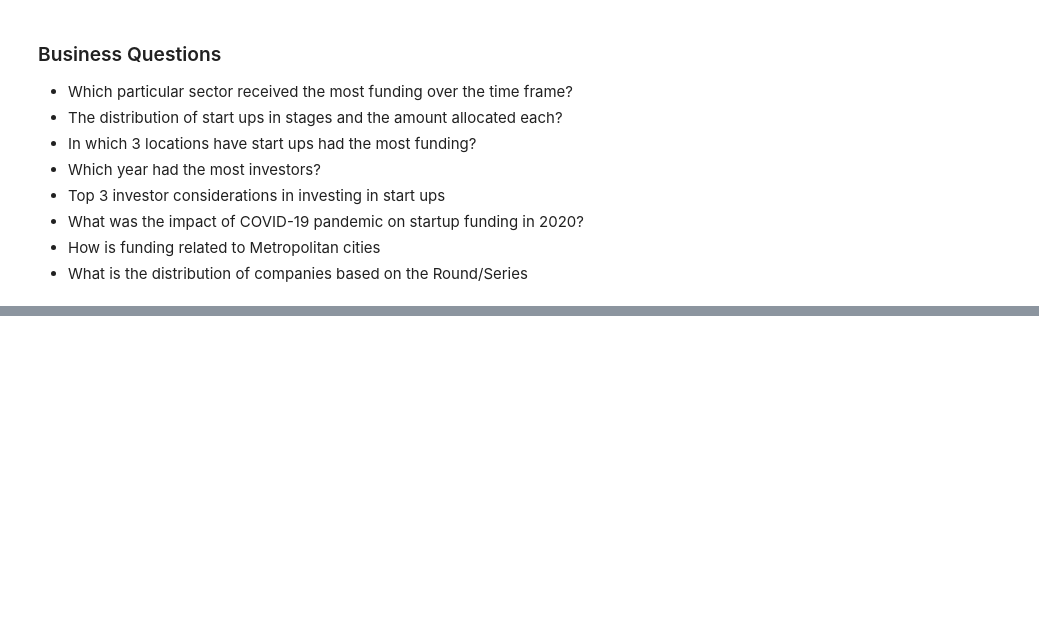
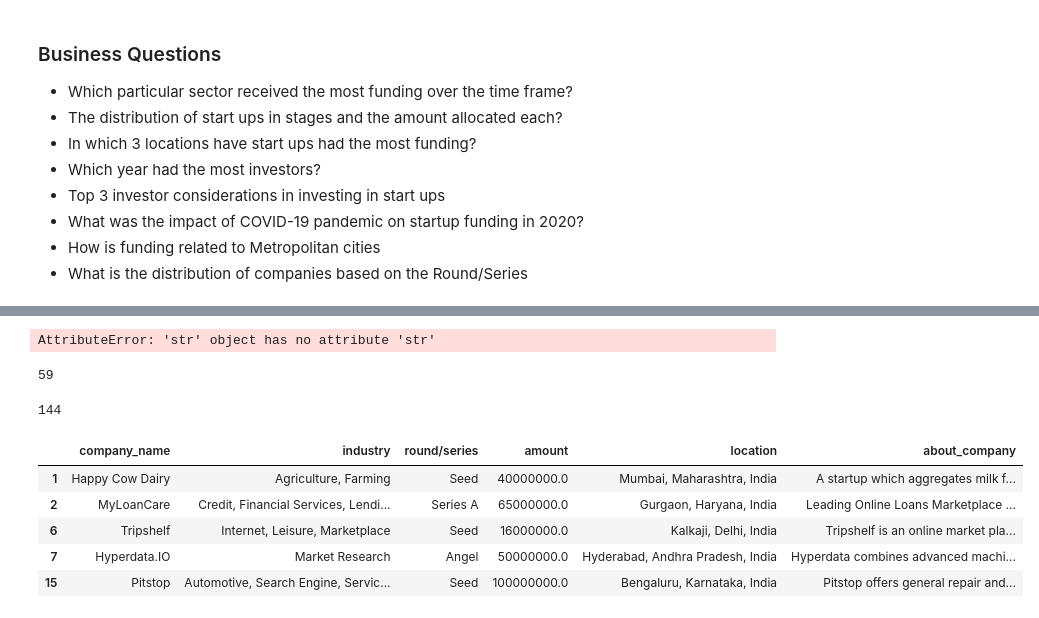
Before and after one commit to adubrightkwartengsnr/India_Startup_Analysis_2018-2021, a Jupyter notebook: start_up_analysis.ipynb, the cells around one changed output, grey strips where cells are left out. Saved outputs shown, nothing was run; the diff lists cells and outputs as text; code cells hidden in the pictures; blank space fills up the shorter version.

```diff
--- a/start_up_analysis.ipynb
+++ b/start_up_analysis.ipynb
@@ -244,0 +406,40 @@ array([nan, 'Ecommerce', 'Edtech', 'Interior design', 'AgriTech',
+# %%
+# apply cleaned_data function on dataframe
+df_2018 = clean_data(df_2018,"amount")
+# %% [output]
+AttributeError: 'str' object has no attribute 'str'
+# %%
+# check for the currency with the dollar symbol
+starts_with_dollar = df_2018["amount"].str.startswith("$")
+dollar_data = df_2018[starts_with_dollar]
+
+# count the currencies with dollar infront
+len(dollar_data)
+# %% [output]
+59
+# %%
+# check for the currency with the Rupee symbol
+starts_with_rupee = df_2018["amount"].str.startswith("₹")
+rupee_data = df_2018[starts_with_rupee]
+
+# count the currencies with dollar infront
+len(rupee_data)
+# %% [output]
+144
+# %%
+# strip off currency symbols from the dataset
+rupee_data["amount"] = rupee_data["amount"].str.replace("₹","")
+
+# remove all commas from the column
+rupee_data["amount"] = rupee_data["amount"].str.replace(",","")
+
+# convert the amount column to float
+rupee_data["amount"] = rupee_data["amount"].astype(float)
+rupee_data.head()
+# %% [output]
+|  | company_name | industry | round/series | amount | location | about_company |
+| 1 | Happy Cow Dairy | Agriculture, Farming | Seed | 40000000.0 | Mumbai, Maharashtra, India | A startup which aggregates milk f... |
+| 2 | MyLoanCare | Credit, Financial Services, Lendi... | Series A | 65000000.0 | Gurgaon, Haryana, India | Leading Online Loans Marketplace ... |
+| 6 | Tripshelf | Internet, Leisure, Marketplace | Seed | 16000000.0 | Kalkaji, Delhi, India | Tripshelf is an online market pla... |
+| 7 | Hyperdata.IO | Market Research | Angel | 50000000.0 | Hyderabad, Andhra Pradesh, India | Hyperdata combines advanced machi... |
+| 15 | Pitstop | Automotive, Search Engine, Servic... | Seed | 100000000.0 | Bengaluru, Karnataka, India | Pitstop offers general repair and... |
```
Also changed, not shown: parts of 42 cells of this notebook, 1 other file.
